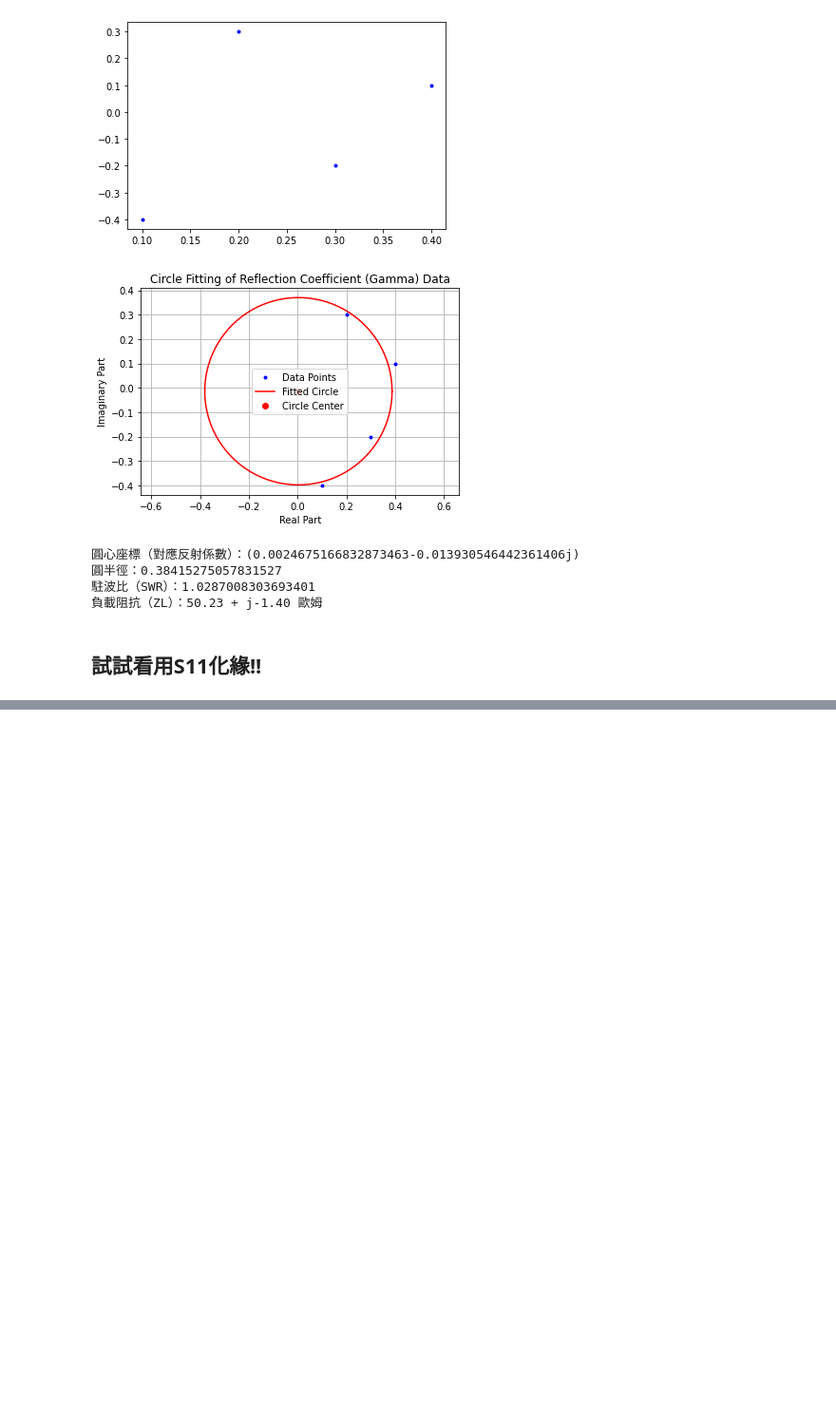
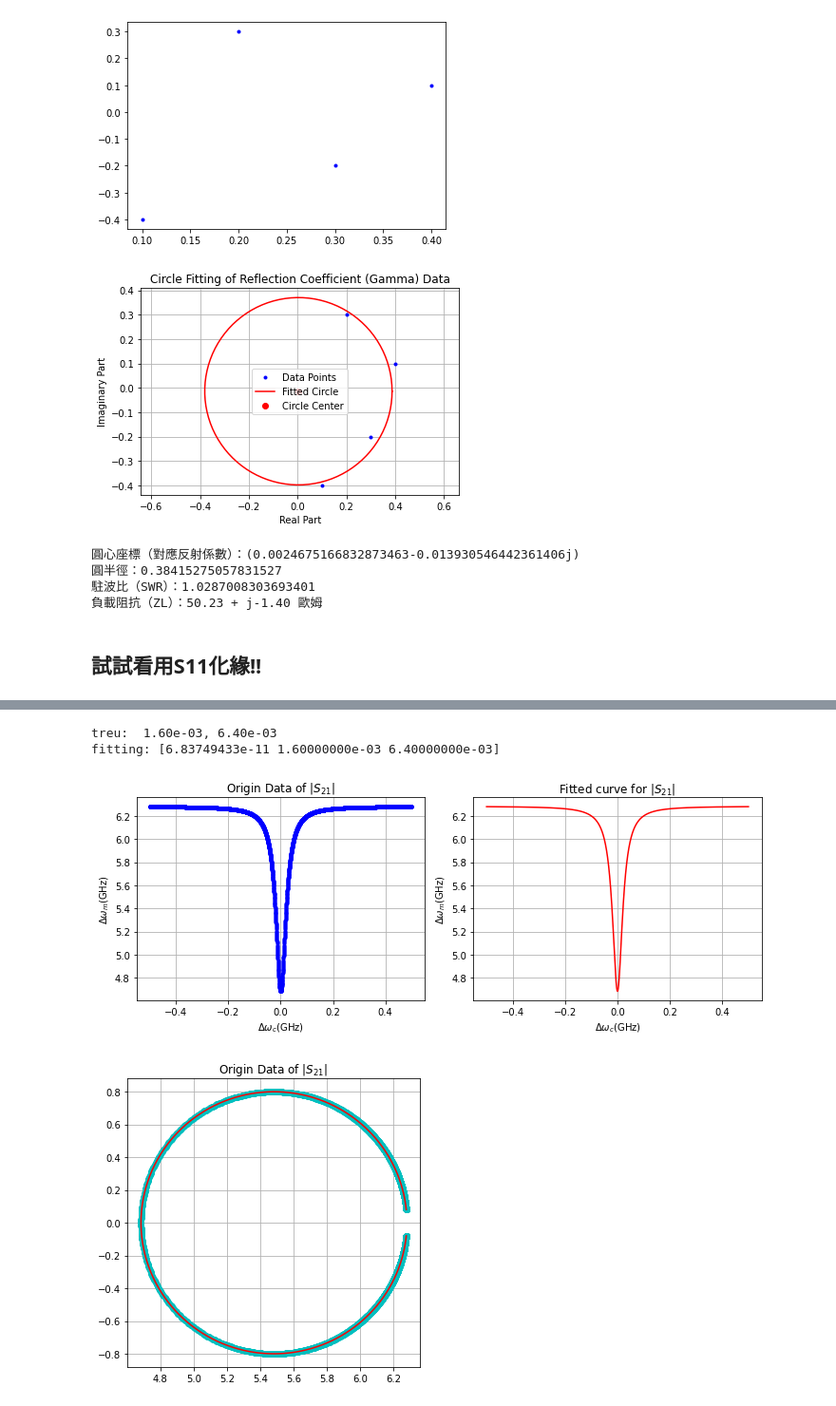
Before and after one commit to Nick1467/Mirror, a Jupyter notebook: circleUfit.ipynb, the cells around one changed output, grey strips where cells are left out. Shown: that part at 95% size. Drawn from its saved outputs; the diff is of its cells as text; code cells hidden in the pictures; blank space fills up the shorter version.

```diff
--- a/circleUfit.ipynb
+++ b/circleUfit.ipynb
@@ -236,0 +146,69 @@ fitting: [0.00000000e+00 1.50796447e+08 1.50796447e+08 0.00000000e+00]
+# %%
+import math
+import numpy as np
+import matplotlib.pyplot as plt
+from scipy.optimize import curve_fit
+
+def s11( omega, omega_m, alpha, kappa):
+    Gamma = 2*np.pi*(alpha + kappa )/ 2
+    s11 =( 1 - (kappa / (Gamma - 1j*(omega - omega_m))))*2*np.pi
+    return s11
+
+def s11_curvefit( omega, omega_m, alpha, kappa):
+    Gamma = 2*np.pi*(alpha + kappa )/ 2
+    s11 =( 1 - (kappa / (Gamma - 1j*(omega - omega_m))))*2*np.pi
+    return np.hstack([np.real(s11), np.imag(s11)])
+
+omega = np.linspace(-0.5, 0.5, 5000)  #(GHz)
+omega_m = 0
+omega_c = 0
+kappa = 0.0064 #(GHz)
+alpha = 0.0016 #(GHz)
+beta =  0.0016 #(GHz)
+gamma =  0.0016 #(GHz)
+
+data = s11( omega, omega_m, alpha, kappa)
+
+popt, cov = curve_fit(
+    s11_curvefit,
+    omega,
+    np.hstack([np.real(data), np.imag(data)]),
+    [-0.02, 0.0004, 0.001]
+)
+
+s11_Fit = s11(omega , *popt)
+print(f'treu:  {alpha:.2e}, {kappa:.2e}')
+print(f'fitting: {popt}')
+plt.figure(figsize=(10, 4))
+
+plt.subplot(1, 2, 1)
+plt.plot( omega, abs(data), 'b.')
+plt.grid(True)
+plt.xlabel('$\Delta\omega_c$(GHz)')
+plt.ylabel('$\Delta\omega_m$(GHz)')
+plt.title('Origin Data of $|S_{21}|$')
+
+plt.subplot(1, 2, 2)
+plt.plot( omega, abs(s11_Fit), 'r-')
+plt.grid(True)
+plt.xlabel('$\Delta\omega_c$(GHz)')
+plt.ylabel('$\Delta\omega_m$(GHz)')
+plt.title('Fitted curve for $|S_{21}|$')
+
+plt.tight_layout()
+plt.show()
+
+plt.figure(figsize=(5, 5))
+plt.plot( data.real, data.imag ,'co', label = 'Origin Data of $|S_{21}|$')
+plt.grid(True)
+plt.title('Origin Data of $|S_{21}|$')
+plt.plot( s11_Fit.real, s11_Fit.imag, 'r-', label ='Fitted curve for $|S_{21}|$')
+
+
+plt.tight_layout()
+plt.show()
+# %% [output]
+treu:  1.60e-03, 6.40e-03
+fitting: [6.83749433e-11 1.60000000e-03 6.40000000e-03]
+[figure, added]
+[figure, added]
```
Also changed, not shown: parts of 3 cells of this notebook, 1 other file.
